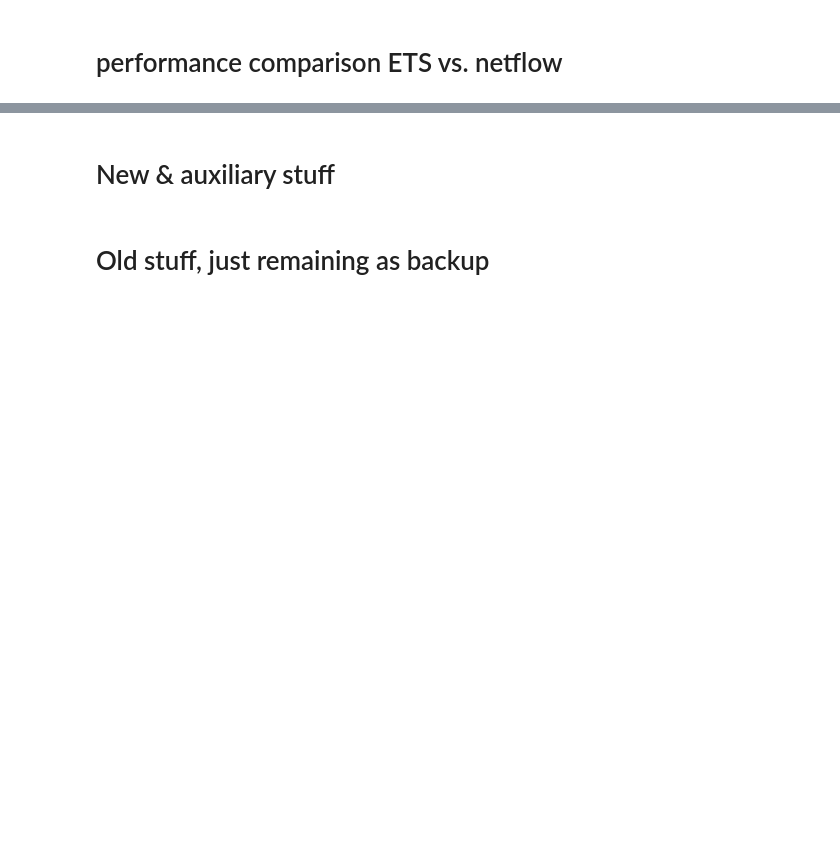
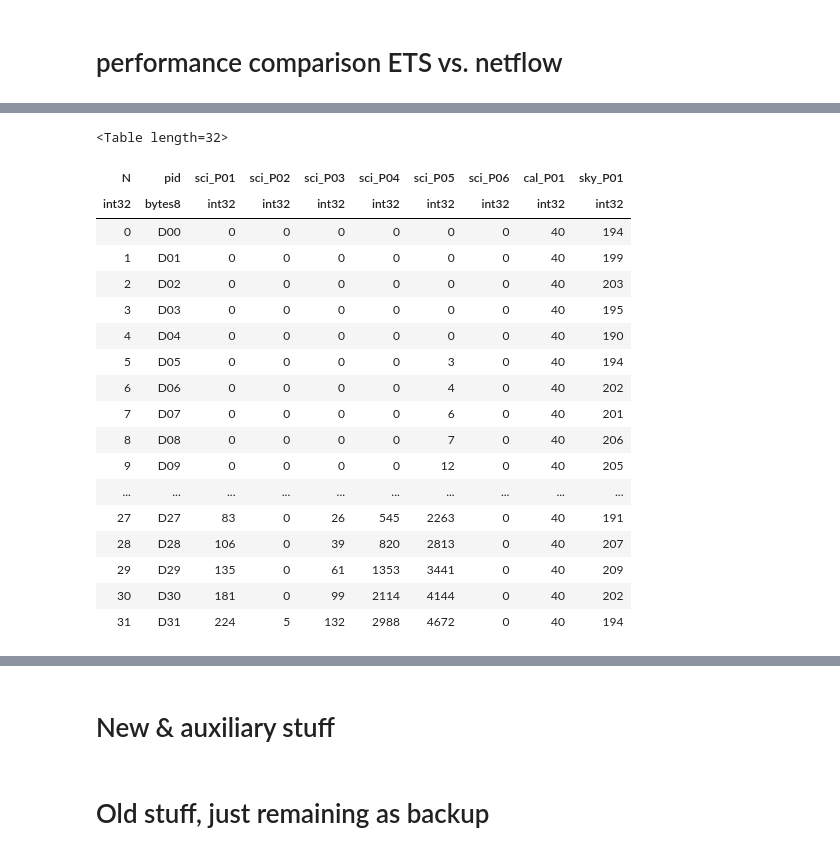
Before and after one commit to Subaru-PFS/ets_networkflow, a Jupyter notebook: netflow.ipynb, the cells around one changed output, grey strips where cells are left out. Saved outputs shown, nothing was run; the diff lists cells and outputs as text; code cells hidden in the pictures; blank space fills up the shorter version.

```diff
--- a/netflow.ipynb
+++ b/netflow.ipynb
@@ -490,8 +514,8 @@ RANDOMIZENREQ = False
 if RANDOMIZENREQ:
     from numpy import random
 
-    NVISITS = 10
-    nv = np.floor( random.uniform(NVISITS+1, size=len(ID)) )
+    NPOINTINGS = 10
+    nv = np.floor( random.uniform(NPOINTINGS+1, size=len(ID)) )
 
     # compute number of required visists from exposure times
     # and block length
@@ -499,7 +523,7 @@ if RANDOMIZENREQ:
     for id,t,nrv in zip(ID, types, nv):
         nreqv_dict[id] = int(nrv)
 
-    print( "Required revisits", unique( [v for v in nreqv_dict.values()] ))
+    print( "Required repointings", unique( [v for v in nreqv_dict.values()] ))
 # %%
 import pyETS
 import pycconv
@@ -1100,20 +1378,0 @@ list(pointings.keys())[0]
-# %%
-pid = list(pointings.keys())[0]
-
-# initialize assigment list with Null
-# as required by the collision simulator code.
-assignments = OrderedDict()
-for c in g.cobras.values():
-    assignments[c.id] = 'Null'
-
-# Now find which cobras have been assigned to which targets.
-# Loop over all targetVisit to CobraVisit arcs.Filter for those that correspond to the current visit.
-for a in filter(lambda x : x.visit == visit, g.targetVisitToCobraVisitArcs.values()):
-
-    if a.flow > 0.:
-        t = a.startnode.target
-        c = a.endnode.cobra
-        assignments[c.id] = t.id
-
-for cid,tid in assignments.items():
-    print("{:6s} observes {:10s}".format(cid, tid))
@@ -1174,0 +1605,22 @@ print("Total simulation time (s):", time.time() - start)
+# %%
+t
+# %% [output]
+<Table length=32>
+| N | pid | sci_P01 | sci_P02 | sci_P03 | sci_P04 | sci_P05 | sci_P06 | cal_P01 | sky_P01 |
+| int32 | bytes8 | int32 | int32 | int32 | int32 | int32 | int32 | int32 | int32 |
+| 0 | D00 | 0 | 0 | 0 | 0 | 0 | 0 | 40 | 194 |
+| 1 | D01 | 0 | 0 | 0 | 0 | 0 | 0 | 40 | 199 |
+| 2 | D02 | 0 | 0 | 0 | 0 | 0 | 0 | 40 | 203 |
+| 3 | D03 | 0 | 0 | 0 | 0 | 0 | 0 | 40 | 195 |
+| 4 | D04 | 0 | 0 | 0 | 0 | 0 | 0 | 40 | 190 |
+| 5 | D05 | 0 | 0 | 0 | 0 | 3 | 0 | 40 | 194 |
+| 6 | D06 | 0 | 0 | 0 | 0 | 4 | 0 | 40 | 202 |
+| 7 | D07 | 0 | 0 | 0 | 0 | 6 | 0 | 40 | 201 |
+| 8 | D08 | 0 | 0 | 0 | 0 | 7 | 0 | 40 | 206 |
+| 9 | D09 | 0 | 0 | 0 | 0 | 12 | 0 | 40 | 205 |
+| ... | ... | ... | ... | ... | ... | ... | ... | ... | ... |
+| 27 | D27 | 83 | 0 | 26 | 545 | 2263 | 0 | 40 | 191 |
+| 28 | D28 | 106 | 0 | 39 | 820 | 2813 | 0 | 40 | 207 |
+| 29 | D29 | 135 | 0 | 61 | 1353 | 3441 | 0 | 40 | 209 |
+| 30 | D30 | 181 | 0 | 99 | 2114 | 4144 | 0 | 40 | 202 |
+| 31 | D31 | 224 | 5 | 132 | 2988 | 4672 | 0 | 40 | 194 |
```
Also changed, not shown: parts of 61 cells of this notebook, 6 other files.
